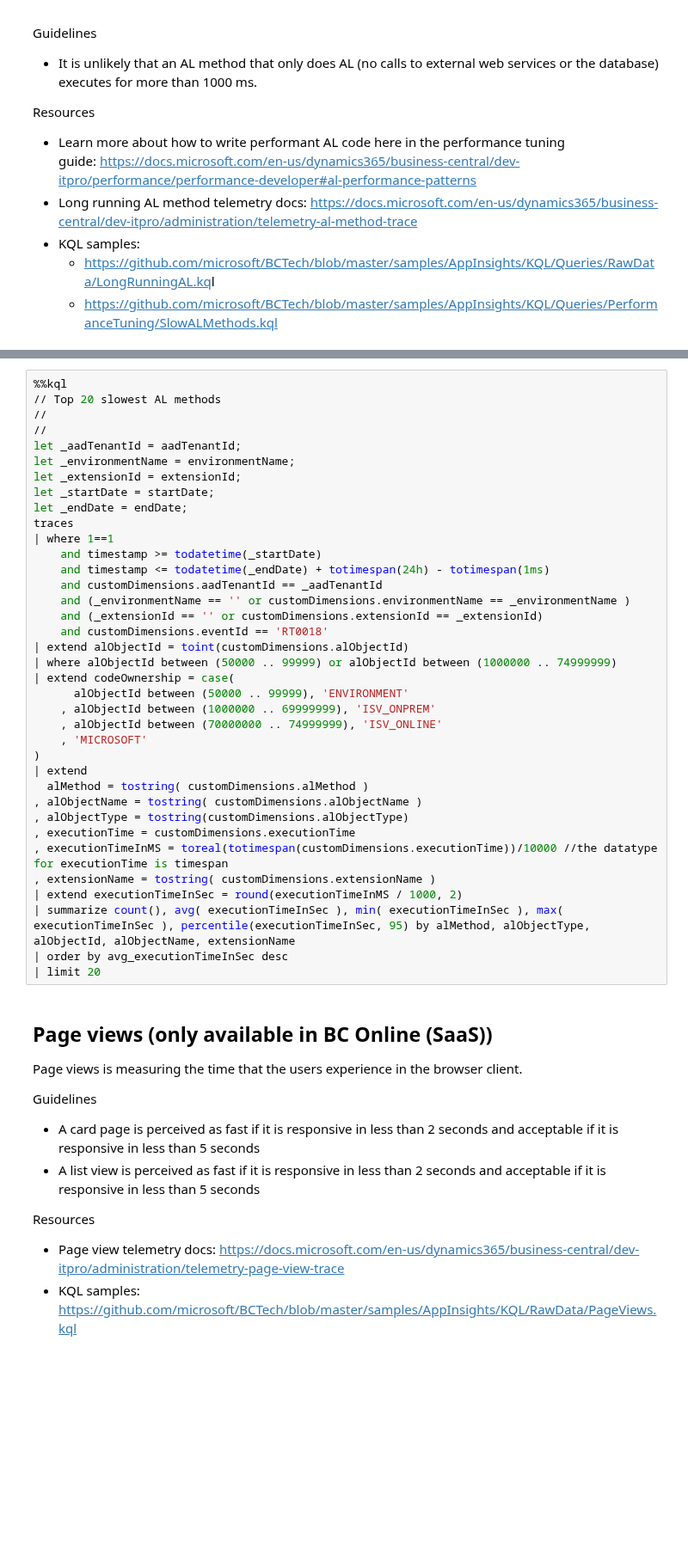
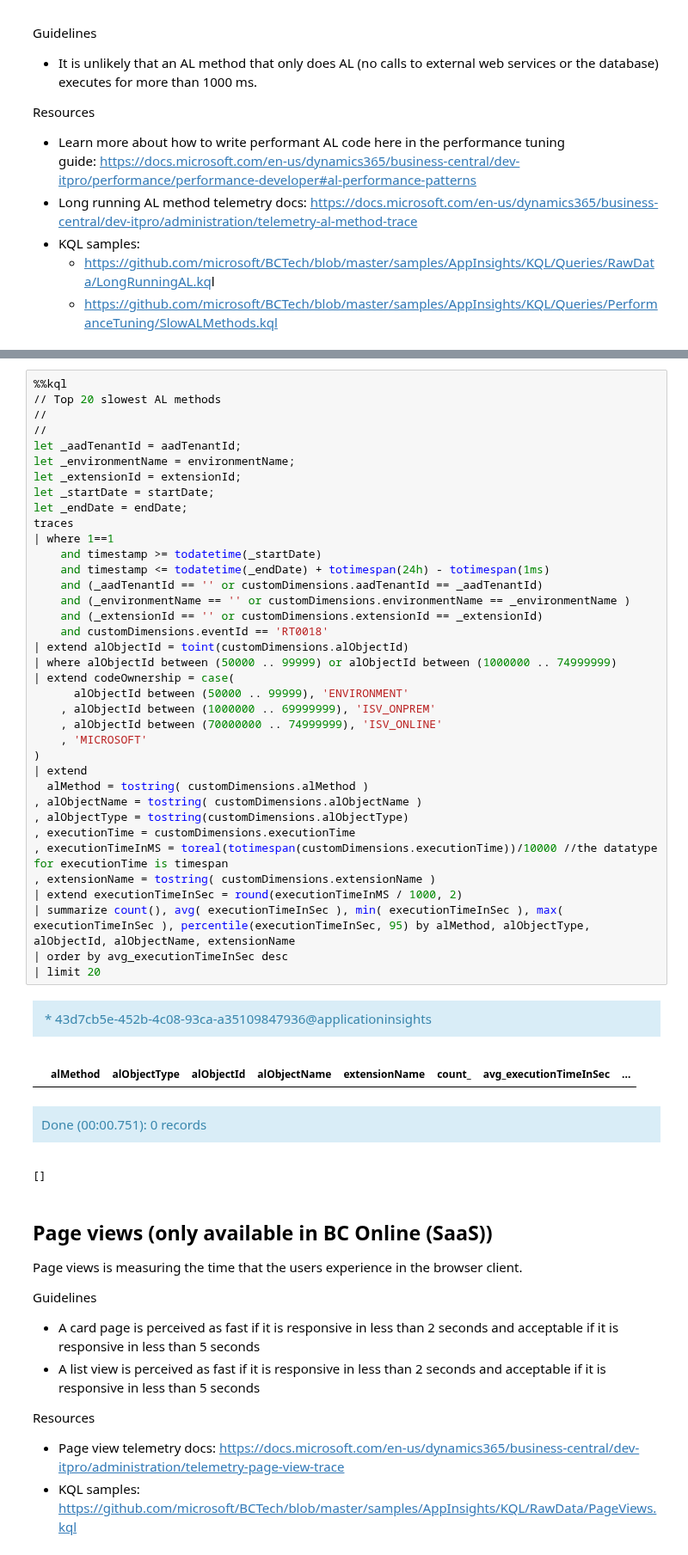
Before and after one commit to microsoft/BCTech, a Jupyter notebook: samples/AppInsights/TroubleShootingGuides/D365BC Troubleshooting Guides (TSG)/content/Performance-partner-code-TSG.ipynb, the cells around one changed output, grey strips where cells are left out. Shown at 86% size. Drawn from its saved outputs; the diff is of its cells as text; blank space fills up the shorter version.

```diff
--- a/samples/AppInsights/TroubleShootingGuides/D365BC Troubleshooting Guides (TSG)/content/Performance-partner-code-TSG.ipynb
+++ b/samples/AppInsights/TroubleShootingGuides/D365BC Troubleshooting Guides (TSG)/content/Performance-partner-code-TSG.ipynb
@@ -693,34 +790,39 @@ let _aadTenantId = aadTenantId;
 let _environmentName = environmentName;
 let _extensionId = extensionId;
 let _startDate = startDate;
 let _endDate = endDate;
 traces
 | where 1==1
     and timestamp >= todatetime(_startDate)
     and timestamp <= todatetime(_endDate) + totimespan(24h) - totimespan(1ms)
-    and customDimensions.aadTenantId == _aadTenantId
+    and (_aadTenantId == '' or customDimensions.aadTenantId == _aadTenantId)
     and (_environmentName == '' or customDimensions.environmentName == _environmentName )
     and (_extensionId == '' or customDimensions.extensionId == _extensionId)
     and customDimensions.eventId == 'RT0018'
 | extend alObjectId = toint(customDimensions.alObjectId)
 | where alObjectId between (50000 .. 99999) or alObjectId between (1000000 .. 74999999)
 | extend codeOwnership = case(
       alObjectId between (50000 .. 99999), 'ENVIRONMENT'
     , alObjectId between (1000000 .. 69999999), 'ISV_ONPREM'
     , alObjectId between (70000000 .. 74999999), 'ISV_ONLINE'
     , 'MICROSOFT'
 )
 | extend
   alMethod = tostring( customDimensions.alMethod )
 , alObjectName = tostring( customDimensions.alObjectName )
 , alObjectType = tostring(customDimensions.alObjectType)
 , executionTime = customDimensions.executionTime
 , executionTimeInMS = toreal(totimespan(customDimensions.executionTime))/10000 //the datatype for executionTime is timespan
 , extensionName = tostring( customDimensions.extensionName )
 | extend executionTimeInSec = round(executionTimeInMS / 1000, 2)
 | summarize count(), avg( executionTimeInSec ), min( executionTimeInSec ), max( executionTimeInSec ), percentile(executionTimeInSec, 95) by alMethod, alObjectType, alObjectId, alObjectName, extensionName
 | order by avg_executionTimeInSec desc
 | limit 20
+# %% [output]
+* 43d7cb5e-452b-4c08-93ca-a35109847936@applicationinsights
+|  | alMethod | alObjectType | alObjectId | alObjectName | extensionName | count_ | avg_executionTimeInSec | ... |
+Done (00:00.751): 0 records
+[]
 # %% [markdown]
 ## Page views (only available in BC Online (SaaS))
 Page views is measuring the time that the users experience in the browser client.
```
Also changed, not shown: parts of 20 cells of this notebook, 7 other files.
